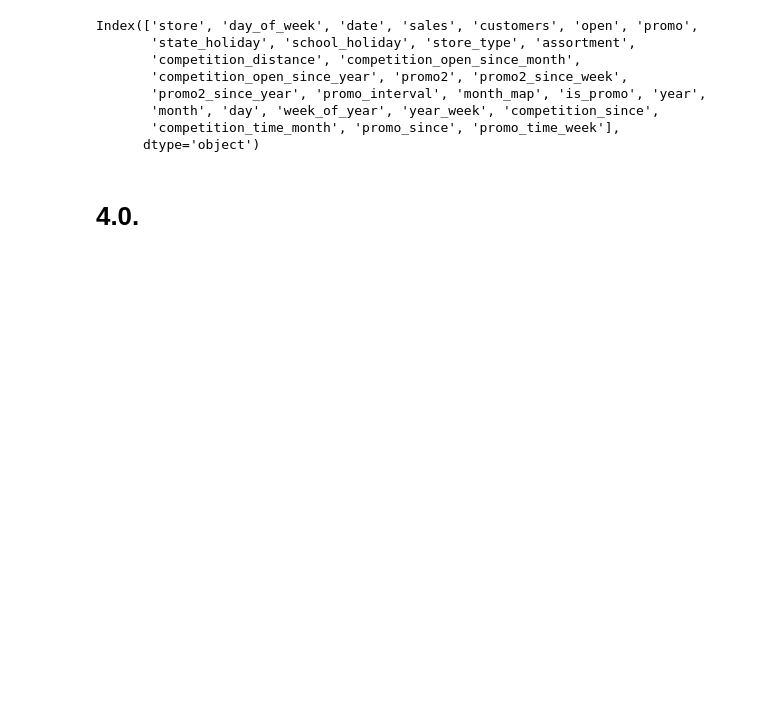
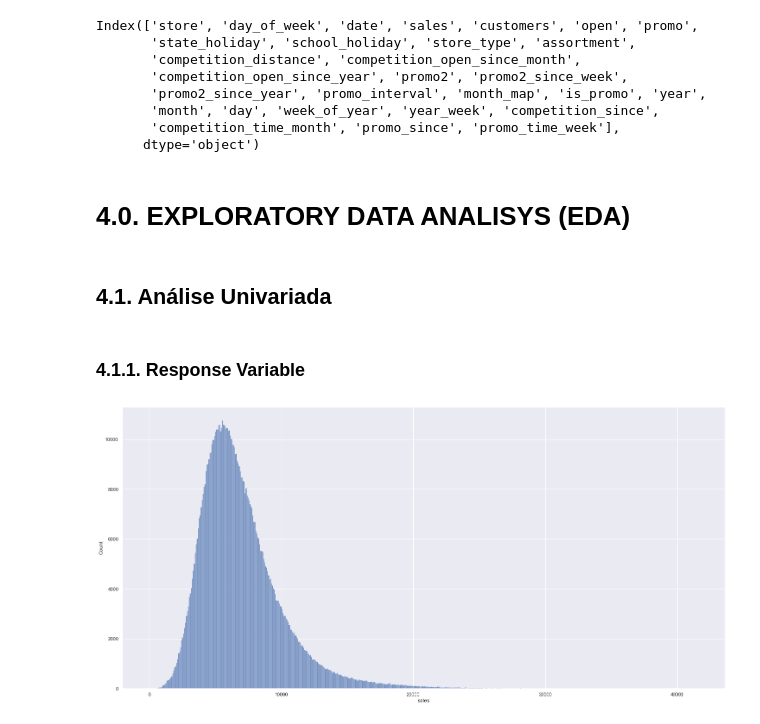
Before and after one commit to jeovaramos/DataScience_Em_Producao, a Jupyter notebook: m03_v01_store_sales_prediction.ipynb, the cells around one changed output. Cells and saved outputs as stored; diff of their text form; code cells hidden in the pictures; blank space fills up the shorter version.

```diff
--- a/m03_v01_store_sales_prediction.ipynb
+++ b/m03_v01_store_sales_prediction.ipynb
@@ -416,4 +416,6 @@ Index(['store', 'day_of_week', 'date', 'sales', 'customers', 'open', 'promo',
        'competition_time_month', 'promo_since', 'promo_time_week'],
       dtype='object')
 # %% [markdown]
-# 4.0.
+# 4.0. EXPLORATORY DATA ANALISYS (EDA)
+# %%
+df4 = df3.copy()
@@ -419,0 +424,8 @@ Index(['store', 'day_of_week', 'date', 'sales', 'customers', 'open', 'promo',
+# %% [markdown]
+## 4.1. Análise Univariada
+# %% [markdown]
+### 4.1.1. Response Variable
+# %%
+sns.histplot(df4.sales);
+# %% [output]
+[figure, added]
```
Also changed, not shown: parts of 7 cells of this notebook.
